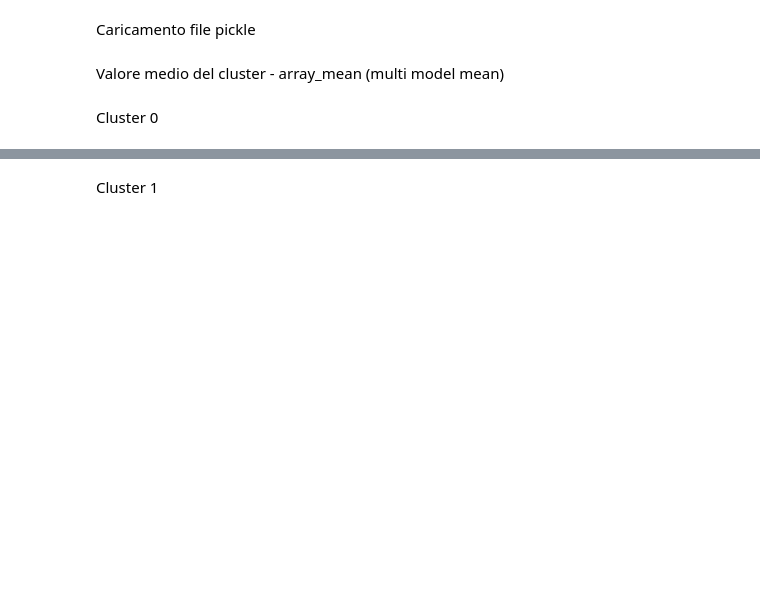
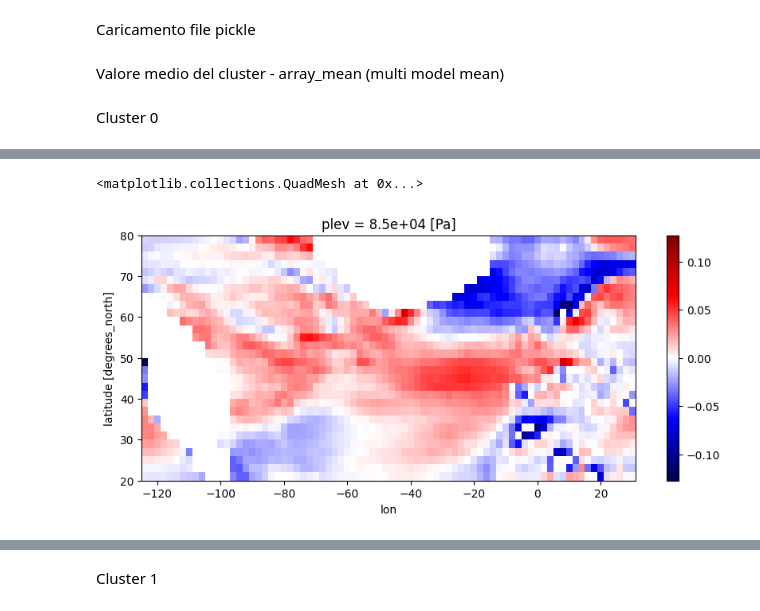
Before and after one commit to sbeltrami/tesi, a Jupyter notebook: bootstrap_egr_results.ipynb, the cells around one changed output, grey strips where cells are left out. Cells and saved outputs as stored; diff of their text form; code cells hidden in the pictures; blank space fills up the shorter version.

```diff
--- a/bootstrap_egr_results.ipynb
+++ b/bootstrap_egr_results.ipynb
@@ -147,6 +150,14 @@ def plot_bs_diff_cluster_egr(diff,title_plot,v_min,v_max,fig_size,matrix10): #na
     # Titolo
     fig.colorbar(plot_mod)
     fig.suptitle(title_plot, fontsize=16, y=1.02)
+# %%
+#Calcolo la multi model mean
+#Creo una lista con il nome di tutti i modelli
+list_all_models = []
+for name in models_ta.keys():
+    list_all_models.append(name)
+#Multi model mean
+multi_model_mean = compute_mean_egr(list_all_models,models_ta)
 # %% [markdown]
 Cluster 0
 # %%
@@ -157,0 +169,6 @@ plot_bs_diff_cluster_egr(diff_cluster0,'Difference between cluster 0 mean and mo
+# %%
+diff0_mmm = mean_cluster0 - multi_model_mean
+diff0_mmm.plot(figsize=(10,4),cmap='seismic')
+# %% [output]
+<matplotlib.collections.QuadMesh at 0x...>
+[figure, added]
```
Also changed, not shown: parts of 18 cells of this notebook, 8 other files.
